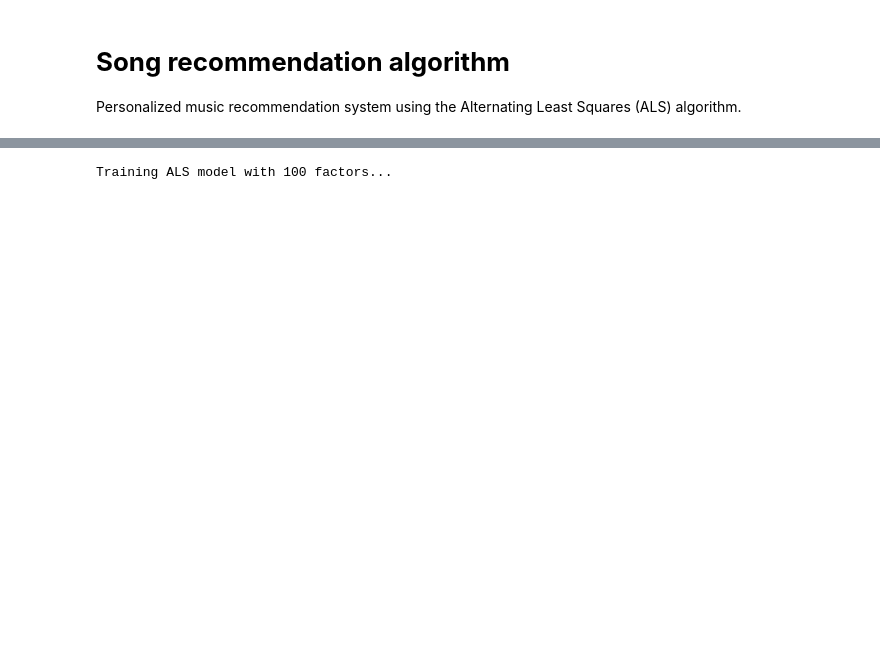
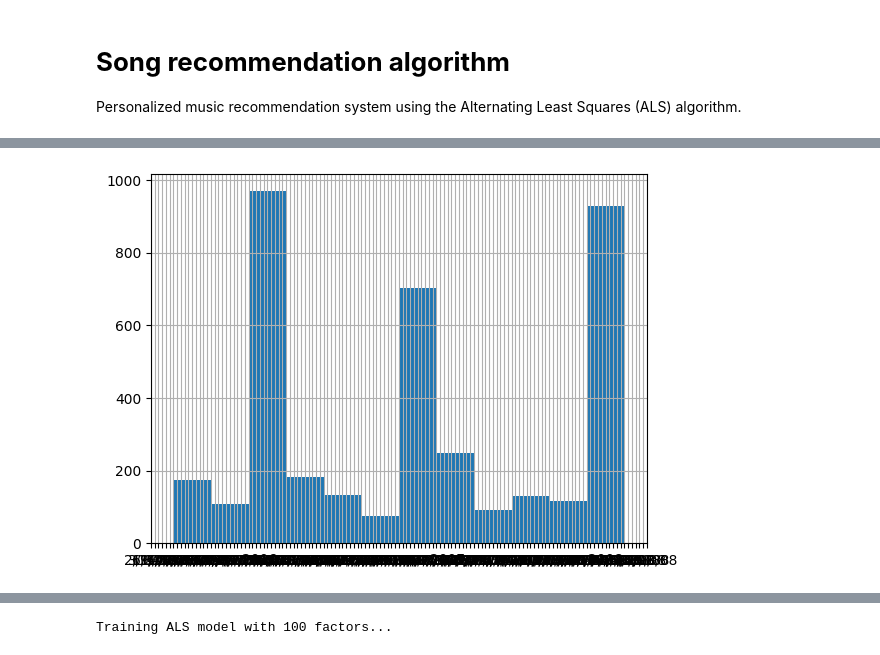
Before and after one commit to maciejb7/intune-recommenders, a Jupyter notebook: music.ipynb, the cells around one changed output, grey strips where cells are left out. Drawn from its saved outputs; the diff is of its cells as text; code cells hidden in the pictures; blank space fills up the shorter version.

```diff
--- a/music.ipynb
+++ b/music.ipynb
@@ -16,10 +18,10 @@ from tempfile import TemporaryDirectory
 import kagglehub
 from kagglehub import KaggleDatasetAdapter
 # %%
-def load_data(path):
+def load_data(dataset_name, path):
     return kagglehub.load_dataset(
         KaggleDatasetAdapter.PANDAS,
-        "solomonameh/spotify-music-dataset",
+        dataset_name,
         path,
     )
 # %%
@@ -55,0 +59,2 @@ Low popularity songs: 3145
+# %%
+pyspark_spotify_data = load_data("kapturovalexander/spotify-data-from-pyspark-course", "spotify-data.csv")
@@ -55,0 +79,6 @@ Low popularity songs: 3145
+# %%
+# release date year distribution
+pyspark_spotify_data['release_date'].hist(bins=range(1900, 2025, 10))
+plt.show()
+# %% [output]
+[figure, added]
```
Also changed, not shown: parts of 14 cells of this notebook.
